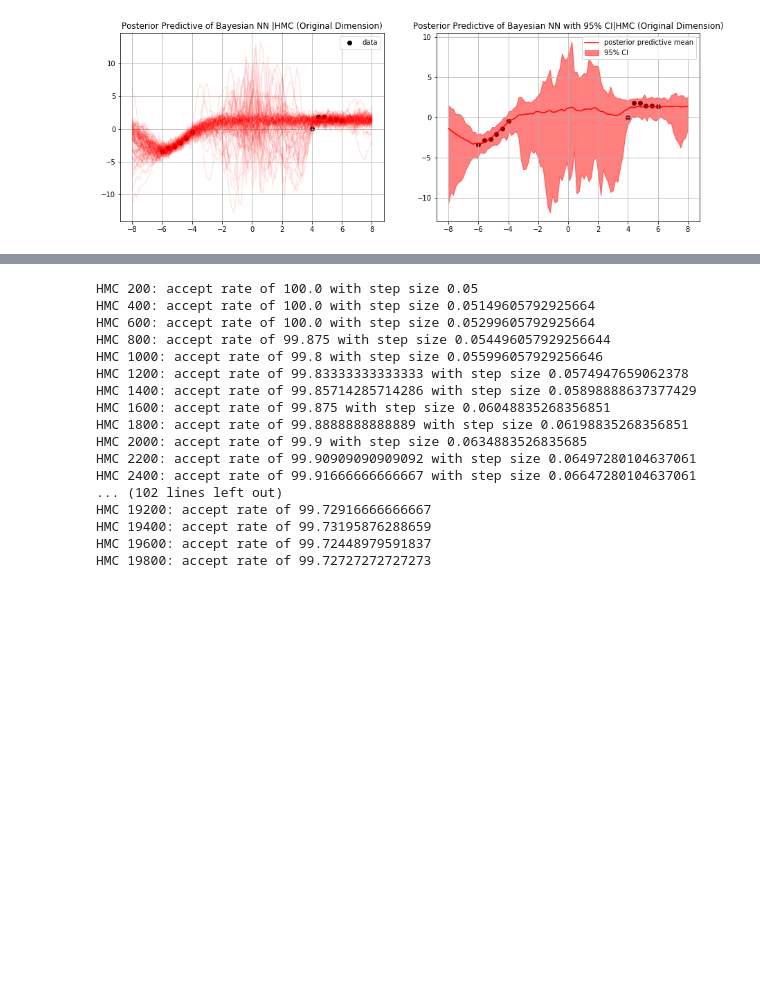
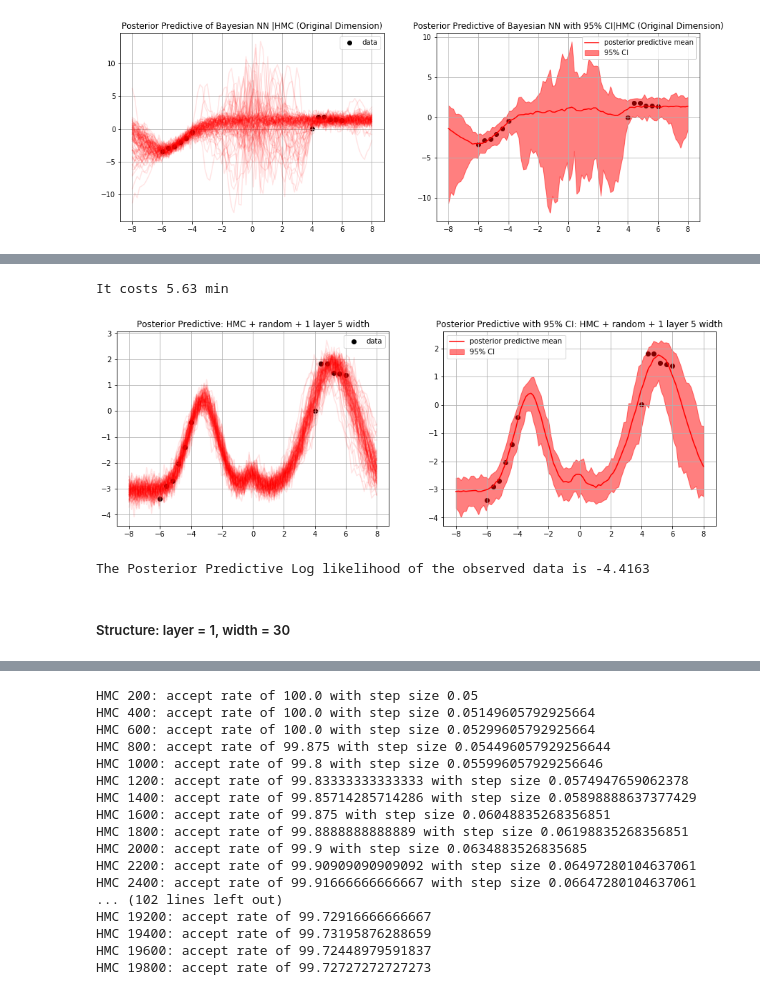
Before and after one commit to Yuting-Kou/am207_Project, a Jupyter notebook: src/Final_Report.ipynb, the cells around one changed output, grey strips where cells are left out. Drawn from its saved outputs; the diff is of its cells as text; code cells hidden in the pictures; blank space fills up the shorter version.

```diff
--- a/src/Final_Report.ipynb
+++ b/src/Final_Report.ipynb
@@ -1198,0 +1268,4 @@ start with non_train.weights vs not.
+# %%
+my_subspace_1_5 = Subspace.create(subspace_type="random", model=my_nn_1_5, n_subspace=2)
+my_subspace_1_5.collect_vector(X=x, y=y)
+P, w = my_subspace_1_5.get_space()
@@ -1198,0 +1287,4 @@ start with non_train.weights vs not.
+# %%
+begin=time.time()
+my_inference_1_5.train(X=x, y=y, warm_start=False, position_init=position_init)
+end=time.time()
@@ -1198,0 +1309,41 @@ start with non_train.weights vs not.
+# %%
+print('It costs {:.2f} min'.format((end-begin)/60))
+# %% [output]
+It costs 5.63 min
+# %%
+# get posterior z
+n_sample = 100
+post_sample = my_inference_1_5.get_posterior(n_samples=n_sample)
+x_test = np.linspace(-8, 8, 100)
+y_test_bnn_1_5 = my_nn_1_5.forward(P=P, w_hat=w,z=post_sample, X=x_test.reshape((1, -1))).reshape(100, 100) + np.random.normal(0, my_nn_1_5.Sigma_Y_det, size = (100, 100))
+# %%
+# plot
+plt.figure(figsize=(15, 5))
+plt.subplot(1, 2, 1)
+plt.grid()
+plt.title('Posterior Predictive: HMC + random + 1 layer 5 width')
+# plt.ylim(-15, 15)
+for i in range(n_sample):
+    plt.plot(x_test, y_test_bnn_1_5[i], color='red', alpha=max(1 / n_sample, 0.1))
+plt.scatter(x, y, color='black', label='data')
+plt.legend()
+plt.subplot(1, 2, 2)
+plt.scatter(x, y, color='black')
+plt.plot(x_test, y_test_bnn_1_5.mean(0), color='red', label='posterior predictive mean')
+plt.fill_between(x_test, np.percentile(y_test_bnn_1_5, 0.25, axis=0), np.percentile(y_test_bnn_1_5, 97.5, axis=0),
+                 color='red', label='95% CI', alpha=0.5)
+plt.legend(loc='best')
+plt.title('Posterior Predictive with 95% CI: HMC + random + 1 layer 5 width')
+plt.grid()
+# plt.ylim(-15, 15)
+plt.show()
+# %% [output]
+[figure, added]
+# %%
+y_pred= my_nn_1_5.forward(P=P, w_hat=w,z=post_sample, X=x.reshape((1, -1))).reshape(-1, x.shape[-1])
+log_lkhd_random = log_likelihood(y, y_pred)
+print('The Posterior Predictive Log likelihood of the observed data is {0:6.4f}'.format(log_lkhd_random))
+# %% [output]
+The Posterior Predictive Log likelihood of the observed data is -4.4163
+# %% [markdown]
+##### Structure: layer = 1, width = 30
```
Also changed, not shown: parts of 60 cells of this notebook, 1 other file.
